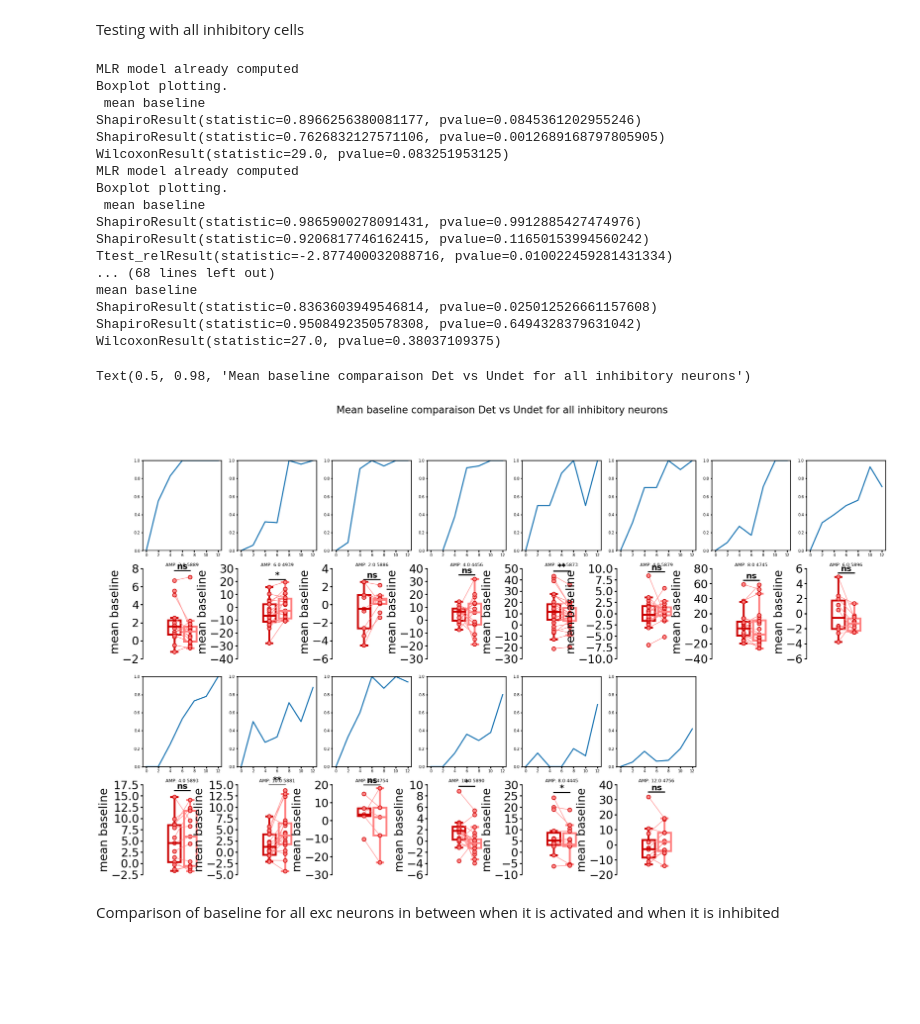
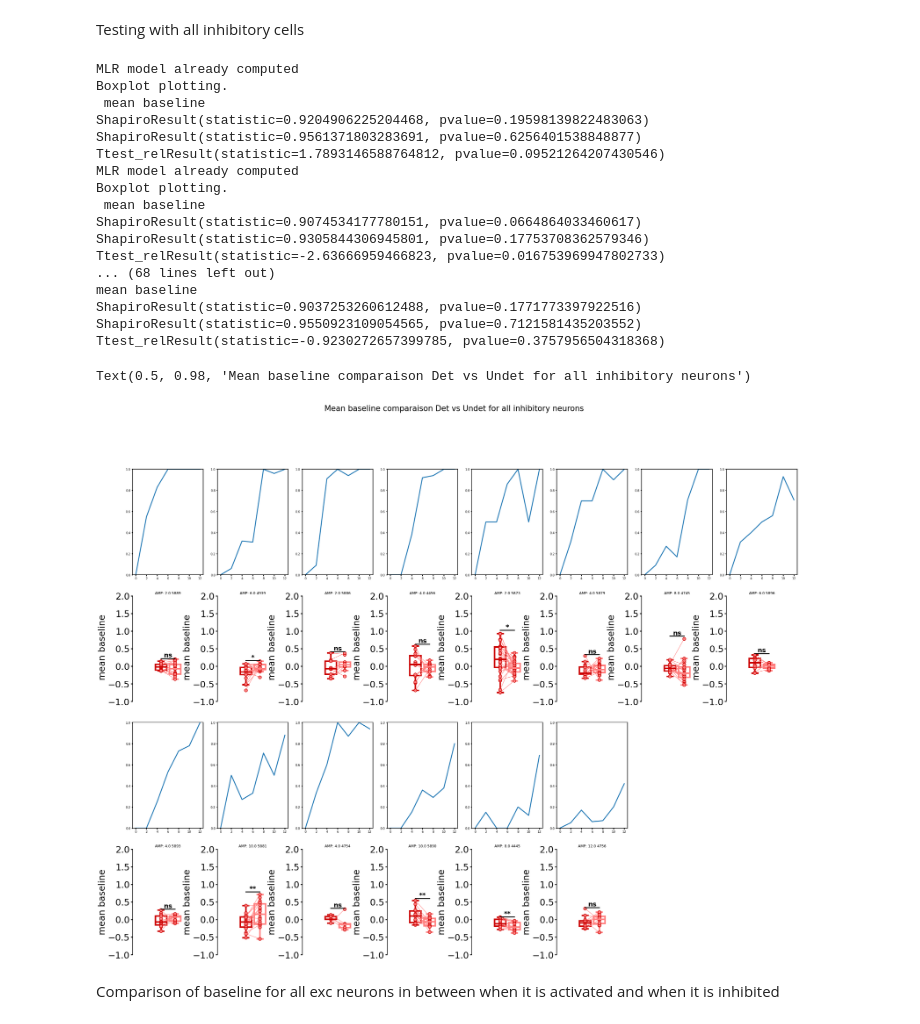
Before and after one commit to OuraniaSem/Percephone, a Jupyter notebook: Figures/baseline&cor.ipynb, the cells around one changed output. Saved outputs shown, nothing was run; the diff lists cells and outputs as text; code cells hidden in the pictures; blank space fills up the shorter version.

```diff
--- a/Figures/baseline&cor.ipynb
+++ b/Figures/baseline&cor.ipynb
@@ -62,7 +62,7 @@ fig, ax = plt.subplots(4, 8, figsize=(35, 20))
 for rec in recs:
         mlr_model, model_name = mlr_m.precise_stim_model(rec)
         rec.mlr(mlr_model, model_name)
-        trace = rec.df_f_exc
+        trace = rec.zscore_exc
         #  get all the bsl before stim of the corresponding amp stim
         stims_det = rec.stim_time[rec.detected_stim & (rec.stim_ampl ==rec.threshold)]
         bsl = trace[:, np.linspace(stims_det - int(1 * rec.sf), stims_det, int(1 * rec.sf), dtype=int)]
@@ -119,7 +119,7 @@ fig, ax = plt.subplots(4, 8, figsize=(35, 20))
 for rec in recs:
         mlr_model, model_name = mlr_m.precise_stim_model(rec)
         rec.mlr(mlr_model, model_name)
-        trace = rec.df_f_exc
+        trace = rec.zscore_exc
         #  get all the bsl before stim of the corresponding amp stim
         stims_det = rec.stim_time[rec.detected_stim & (rec.stim_ampl == rec.threshold)]
         bsl = trace[:, np.linspace(stims_det - int(1 * rec.sf), stims_det, int(1 * rec.sf), dtype=int)]
@@ -175,7 +175,7 @@ fig, ax = plt.subplots(4, 8, figsize=(35, 20))
 for rec in recs:
         mlr_model, model_name = mlr_m.precise_stim_model(rec)
         rec.mlr(mlr_model, model_name)
-        trace = rec.df_f_exc[rec.mlr_labels_exc["indices_r2"]] # we select only neurons with a significant r2
+        trace = rec.zscore_exc[rec.mlr_labels_exc["indices_r2"]] # we select only neurons with a significant r2
         #  get all the bsl before stim of the corresponding amp stim
         stims_det = rec.stim_time[rec.detected_stim & (rec.stim_ampl == rec.threshold)]
         bsl = trace[:, np.linspace(stims_det - int(1 * rec.sf), stims_det, int(1 * rec.sf), dtype=int)]
@@ -226,55 +226,55 @@ Testing with all inhibitory cells
 # %%
 y, i = 0, 0
 amps = [2, 6, 4, 4, 4, 8, 4, 4, 12, 8, 6, 12, 12]  # manual selection of the threshold amp for each animal from psychometric curves
-fig, ax = plt.subplots(4, 8, figsize=(35, 20))
+fig, ax = plt.subplots(4, 8, figsize=(40, 20))
 
 for rec in recs:
         mlr_model, model_name = mlr_m.precise_stim_model(rec)
         rec.mlr(mlr_model, model_name)
-        trace = rec.df_f_inh
+        trace = rec.zscore_inh
         #  get all the bsl before stim of the corresponding amp stim
         stims_det = rec.stim_time[rec.detected_stim & (rec.stim_ampl == rec.threshold)]
         bsl = trace[:, np.linspace(stims_det - int(1 * rec.sf), stims_det, int(1 * rec.sf), dtype=int)]
         bsl_ = bsl.reshape(len(trace), len(stims_det) * int(1 * rec.sf))
         det_bsl = np.mean(bsl_, axis=1)
         stims_undet = rec.stim_time[~rec.detected_stim & (rec.stim_ampl == rec.threshold)]
         bsl = trace[:, np.linspace(stims_undet - int(1 * rec.sf), stims_undet, int(1 * rec.sf), dtype=int)]
         bsl_ = bsl.reshape(len(trace), len(stims_undet) * int(1 * rec.sf))
         undet_bsl = np.mean(bsl_, axis=1)
         if rec.genotype == "WT":
             pbh.psycho_like_plot(rec, roi_info, ax[0, i])
-            ppt.paired_boxplot(ax[1, i], det_bsl, undet_bsl, " mean baseline", "AMP: " + str(rec.threshold) + " " + str(rec.filename))
+            ppt.paired_boxplot(ax[1, i], det_bsl, undet_bsl, " mean baseline", "AMP: " + str(rec.threshold) + " " + str(rec.filename), ylim= [-1,2])
             i = i + 1
         else:
             pbh.psycho_like_plot(rec, roi_info, ax[2, y])
-            ppt.paired_boxplot(ax[3, y], det_bsl, undet_bsl, "mean baseline", "AMP: " + str(rec.threshold) + " " + str(rec.filename))
+            ppt.paired_boxplot(ax[3, y], det_bsl, undet_bsl, "mean baseline", "AMP: " + str(rec.threshold) + " " + str(rec.filename), ylim= [-1,2])
             y = y + 1
 
 ax[2, 6].set_axis_off()
 ax[2, 7].set_axis_off()
 ax[3, 6].set_axis_off()
 ax[3, 7].set_axis_off()
 fig.suptitle('Mean baseline comparaison Det vs Undet for all inhibitory neurons', fontsize=26)
 # %% [output]
 MLR model already computed
 Boxplot plotting.
  mean baseline
-ShapiroResult(statistic=0.8966256380081177, pvalue=0.0845361202955246)
-ShapiroResult(statistic=0.7626832127571106, pvalue=0.0012689168797805905)
-WilcoxonResult(statistic=29.0, pvalue=0.083251953125)
+ShapiroResult(statistic=0.9204906225204468, pvalue=0.19598139822483063)
+ShapiroResult(statistic=0.9561371803283691, pvalue=0.6256401538848877)
+Ttest_relResult(statistic=1.7893146588764812, pvalue=0.09521264207430546)
 MLR model already computed
 Boxplot plotting.
  mean baseline
-ShapiroResult(statistic=0.9865900278091431, pvalue=0.9912885427474976)
-ShapiroResult(statistic=0.9206817746162415, pvalue=0.11650153994560242)
-Ttest_relResult(statistic=-2.877400032088716, pvalue=0.010022459281431334)
+ShapiroResult(statistic=0.9074534177780151, pvalue=0.0664864033460617)
+ShapiroResult(statistic=0.9305844306945801, pvalue=0.17753708362579346)
+Ttest_relResult(statistic=-2.63666959466823, pvalue=0.016753969947802733)
 ... (68 lines left out)
 mean baseline
-ShapiroResult(statistic=0.8363603949546814, pvalue=0.025012526661157608)
-ShapiroResult(statistic=0.9508492350578308, pvalue=0.6494328379631042)
-WilcoxonResult(statistic=27.0, pvalue=0.38037109375)
+ShapiroResult(statistic=0.9037253260612488, pvalue=0.1771773397922516)
+ShapiroResult(statistic=0.9550923109054565, pvalue=0.7121581435203552)
+Ttest_relResult(statistic=-0.9230272657399785, pvalue=0.3757956504318368)
 Text(0.5, 0.98, 'Mean baseline comparaison Det vs Undet for all inhibitory neurons')
-[figure, old version]
+[figure, new version]
 # %% [markdown]
 Comparison of baseline for all exc neurons in between when it is activated and when it is inhibited
 # %%
```
Also changed, not shown: parts of 7 cells of this notebook.
